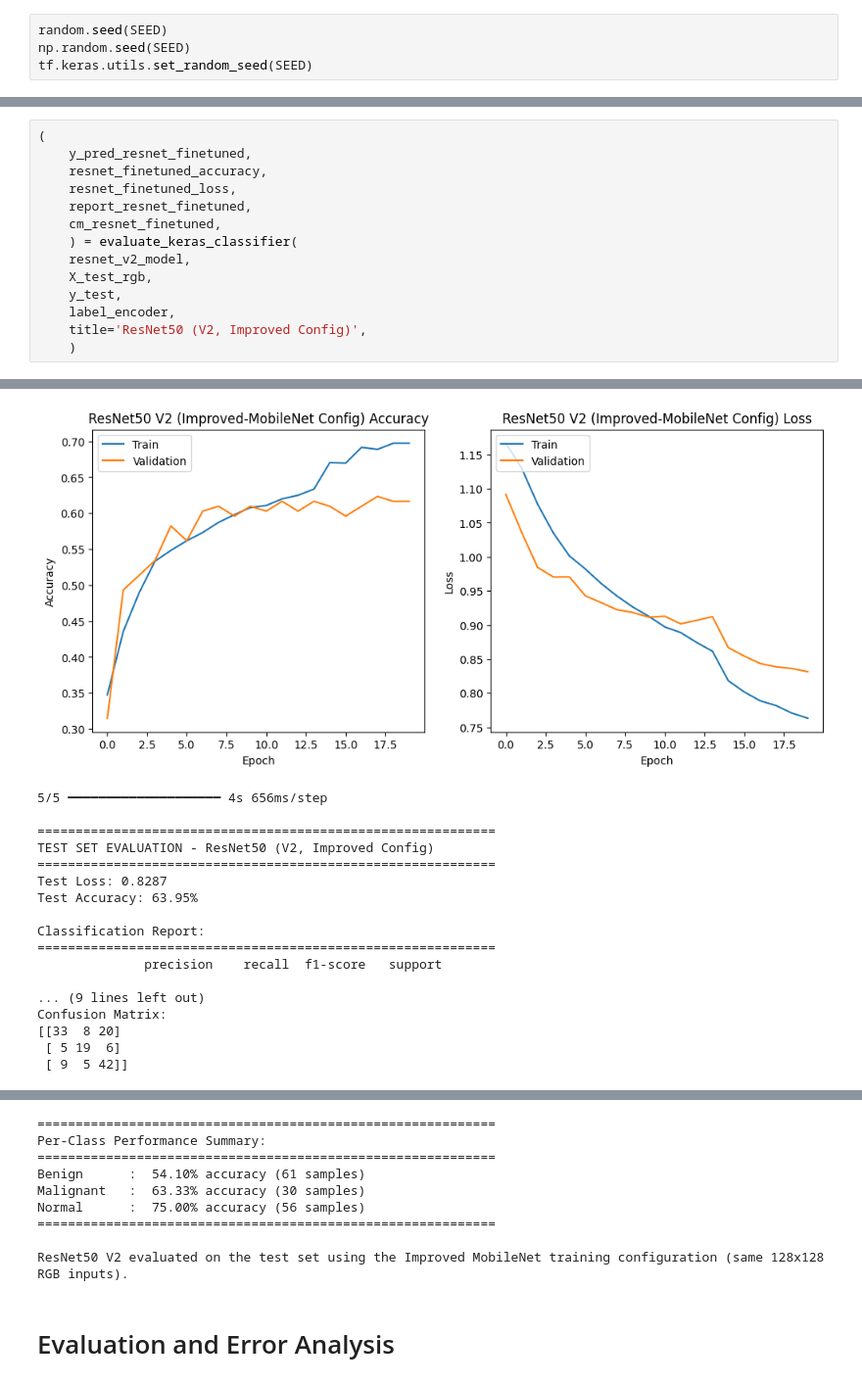
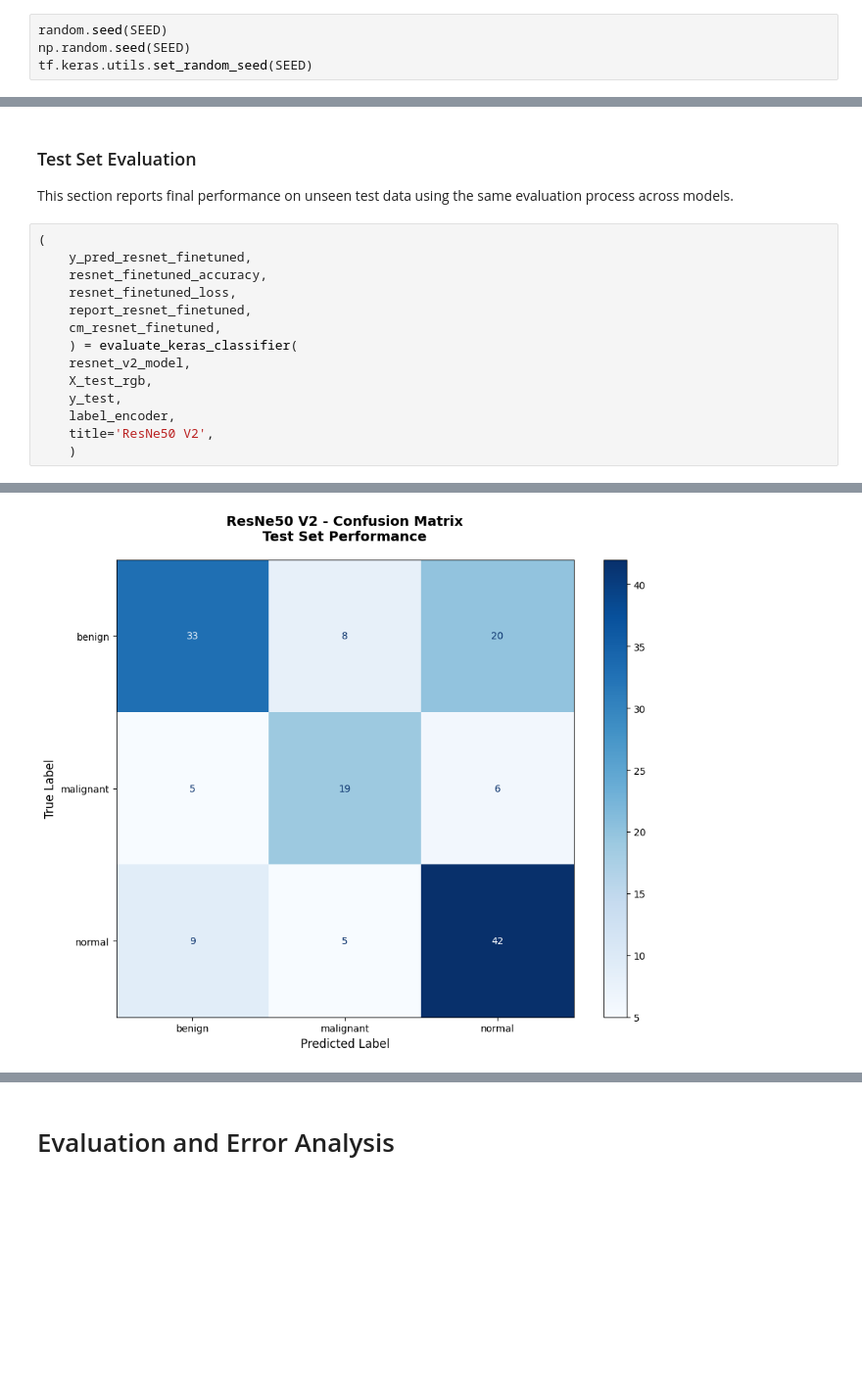
Before and after one commit to marxandreadiane/CSC713M-Breast-Cancer-Classification, a Jupyter notebook: [CSC713M]_Twin_Fairy_Tacticians_MCO(1).ipynb, the cells around one changed output, grey strips where cells are left out. Shown at 98% size. Drawn from its saved outputs; the diff is of its cells as text; blank space fills up the shorter version.

```diff
--- a/[CSC713M]_Twin_Fairy_Tacticians_MCO(1).ipynb
+++ b/[CSC713M]_Twin_Fairy_Tacticians_MCO(1).ipynb
@@ -1660,3 +1686,6 @@ plot_training_history(resnet_finetune_history, 'ResNet50 V2 (Improved-MobileNet
+# %% [markdown]
+### Test Set Evaluation
+This section reports final performance on unseen test data using the same evaluation process across models.
 # %%
 (
     y_pred_resnet_finetuned,
@@ -1669,6 +1698,6 @@ plot_training_history(resnet_finetune_history, 'ResNet50 V2 (Improved-MobileNet
     X_test_rgb,
     y_test,
     label_encoder,
-    title='ResNet50 (V2, Improved Config)',
+    title='ResNe50 V2',
     )
 # %% [output]
@@ -1692,18 +1711 @@ Epoch 20/20
-[figure, old version]
+[figure, new version]
-5/5 ━━━━━━━━━━━━━━━━━━━━ 4s 656ms/step
-
-============================================================
-TEST SET EVALUATION - ResNet50 (V2, Improved Config)
-============================================================
-Test Loss: 0.8287
-Test Accuracy: 63.95%
-
-Classification Report:
-============================================================
-              precision    recall  f1-score   support
-
-... (9 lines left out)
-Confusion Matrix:
-[[33  8 20]
- [ 5 19  6]
- [ 9  5 42]]
@@ -1711,12 +1712,3 @@ Confusion Matrix:
-============================================================
-Per-Class Performance Summary:
-============================================================
-Benign      :  54.10% accuracy (61 samples)
-Malignant   :  63.33% accuracy (30 samples)
-Normal      :  75.00% accuracy (56 samples)
-============================================================
-
-ResNet50 V2 evaluated on the test set using the Improved MobileNet training configuration (same 128x128 RGB inputs).
 # %% [markdown]
 # Evaluation and Error Analysis
 # %% [markdown]
```
Also changed, not shown: parts of 95 cells of this notebook, 1 other file.
